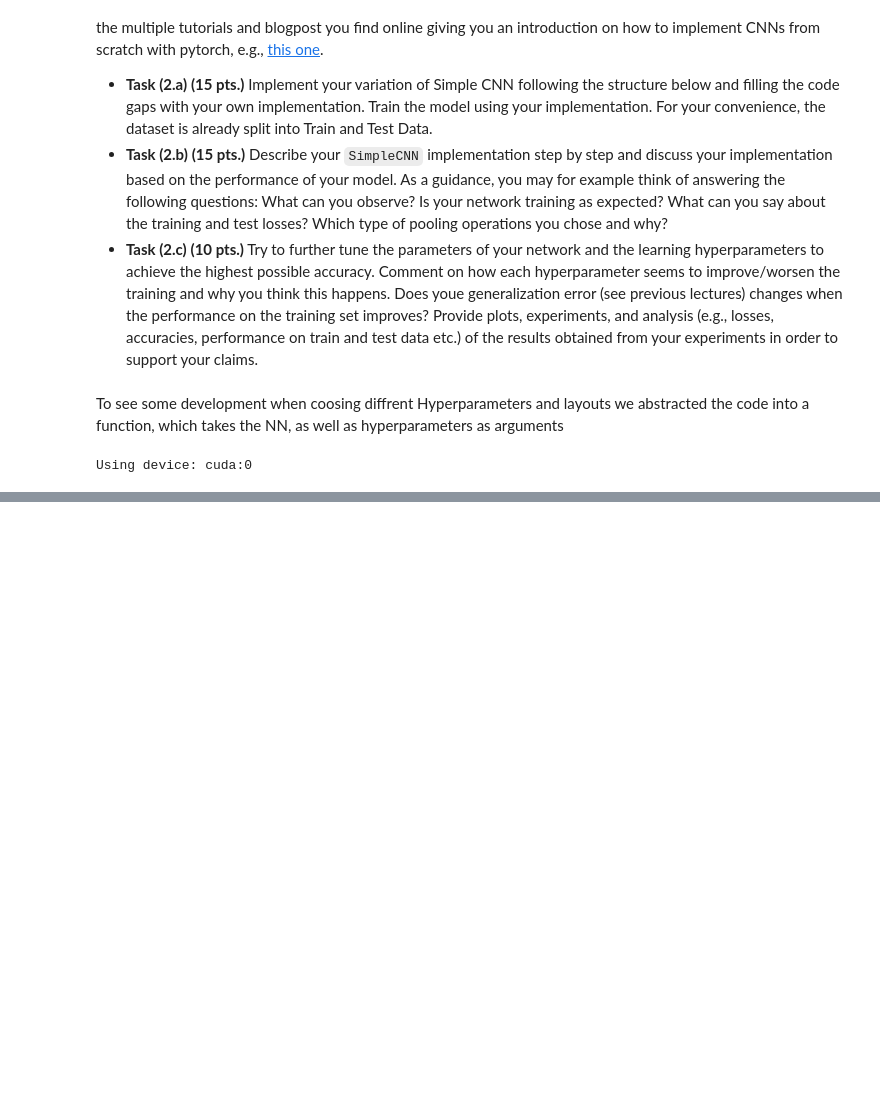
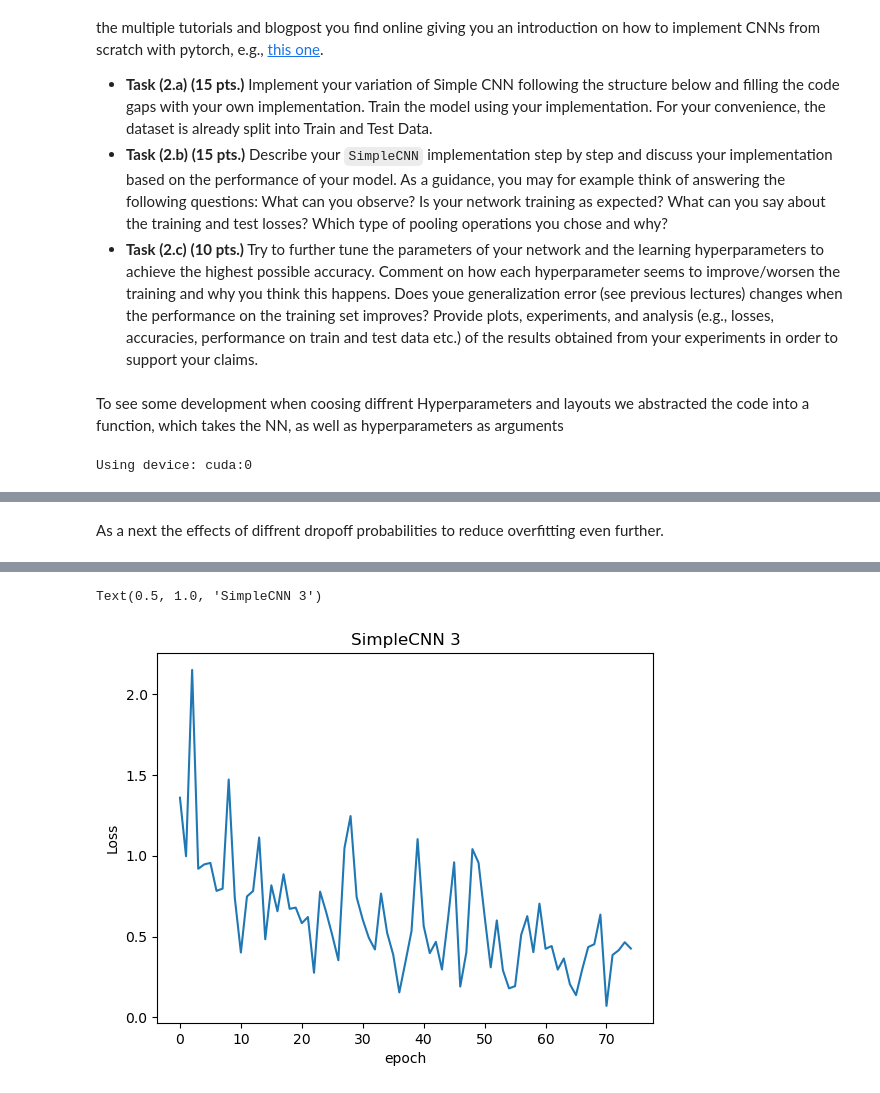
Before and after one commit to BenediktAuer/ML_SS24, a Jupyter notebook: Exercise6/sheet-6.ipynb, the cells around one changed output, grey strips where cells are left out. Cells and saved outputs as stored; diff of their text form; code cells hidden in the pictures; blank space fills up the shorter version.

```diff
--- a/Exercise6/sheet-6.ipynb
+++ b/Exercise6/sheet-6.ipynb
@@ -231,0 +356,48 @@ plt.plot(loss1)
+# %% [markdown]
+As a next the effects of diffrent dropoff probabilities to reduce overfitting even further.
+# %%
+class SimpleCNN3(nn.Module):
+    def __init__(self, *args, **kwargs):
+        super().__init__(*args, **kwargs)
+        self.stack1 = nn.Sequential(
+            nn.Conv2d(3,10,5, padding=4),
+            nn.ELU(), # N -> 10x34x34
+            nn.Dropout(0.15),
+            nn.MaxPool2d(kernel_size=3, stride=2), #N -> 10x11x11
+        )
+        self.stack2 = nn.Sequential(
+            nn.Conv2d(10,25,3), # -> 25x9x9
+            nn.ELU() ,
+            nn.Conv2d(25,25,kernel_size=2, padding=1),
+            nn.ELU() ,
+            nn.Dropout(0.25),
+            nn.MaxPool2d(kernel_size=2, stride=2),
+
+        )
+        self.stack3 = nn.Sequential(
+            nn.Linear(25*8*8,1024),
+            nn.ELU(),
+            nn.Dropout(0.25),
+            nn.Linear(1024,256),
+            nn.ELU(),
+            nn.Dropout(0.25),
+            nn.Linear(256,64),
+            nn.ELU(),
+            nn.Dropout(0.25),
+            nn.Linear(64,10),
+        )
+
+    def forward(self,x):
+        x = self.stack1(x)
+        x = self.stack2(x)
+        x = x.view(-1, 25*8*8)
+        x = self.stack3(x)
+        return x
+# %%
+modelSimple3, lossSimple3 = train_Model(SimpleCNN3(),75,train_loader,optim_kwargs={'weight_decay':5e-4} ) #
+test_Model(modelSimple3,test_loader)
+plt.plot(lossSimple3)
+plt.ylabel('Loss')
+plt.xlabel('epoch')
+plt.title("SimpleCNN 3")
+# %% [output]
@@ -231,0 +421,2 @@ plt.plot(loss1)
+Text(0.5, 1.0, 'SimpleCNN 3')
+[figure, added]
```
Also changed, not shown: parts of 22 cells of this notebook.
